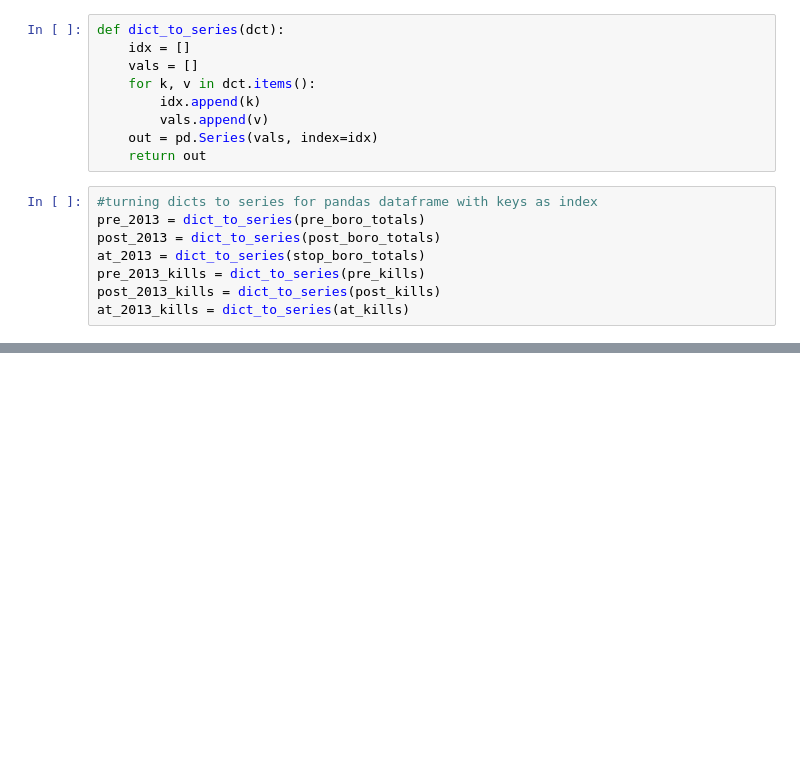
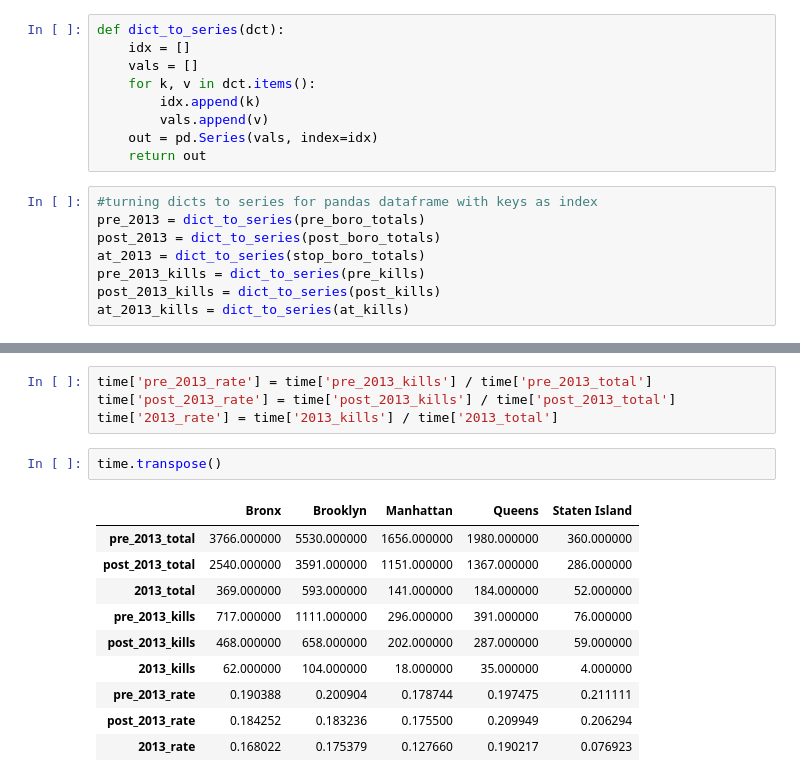
Before and after one commit to sashasabater/nyc-gun-violence, a Jupyter notebook: notebooks/nypd.ipynb, the cells around one changed output, grey strips where cells are left out. Drawn from its saved outputs; the diff is of its cells as text; blank space fills up the shorter version.

```diff
--- a/notebooks/nypd.ipynb
+++ b/notebooks/nypd.ipynb
@@ -322,0 +264,17 @@ ax.legend(loc='center')
+# %%
+time['pre_2013_rate'] = time['pre_2013_kills'] / time['pre_2013_total']
+time['post_2013_rate'] = time['post_2013_kills'] / time['post_2013_total']
+time['2013_rate'] = time['2013_kills'] / time['2013_total']
+# %%
+time.transpose()
+# %% [output]
+|  | Bronx | Brooklyn | Manhattan | Queens | Staten Island |
+| pre_2013_total | 3766.000000 | 5530.000000 | 1656.000000 | 1980.000000 | 360.000000 |
+| post_2013_total | 2540.000000 | 3591.000000 | 1151.000000 | 1367.000000 | 286.000000 |
+| 2013_total | 369.000000 | 593.000000 | 141.000000 | 184.000000 | 52.000000 |
+| pre_2013_kills | 717.000000 | 1111.000000 | 296.000000 | 391.000000 | 76.000000 |
+| post_2013_kills | 468.000000 | 658.000000 | 202.000000 | 287.000000 | 59.000000 |
+| 2013_kills | 62.000000 | 104.000000 | 18.000000 | 35.000000 | 4.000000 |
+| pre_2013_rate | 0.190388 | 0.200904 | 0.178744 | 0.197475 | 0.211111 |
+| post_2013_rate | 0.184252 | 0.183236 | 0.175500 | 0.209949 | 0.206294 |
+| 2013_rate | 0.168022 | 0.175379 | 0.127660 | 0.190217 | 0.076923 |
```
Also changed, not shown: parts of 22 cells of this notebook, 2 other files.
